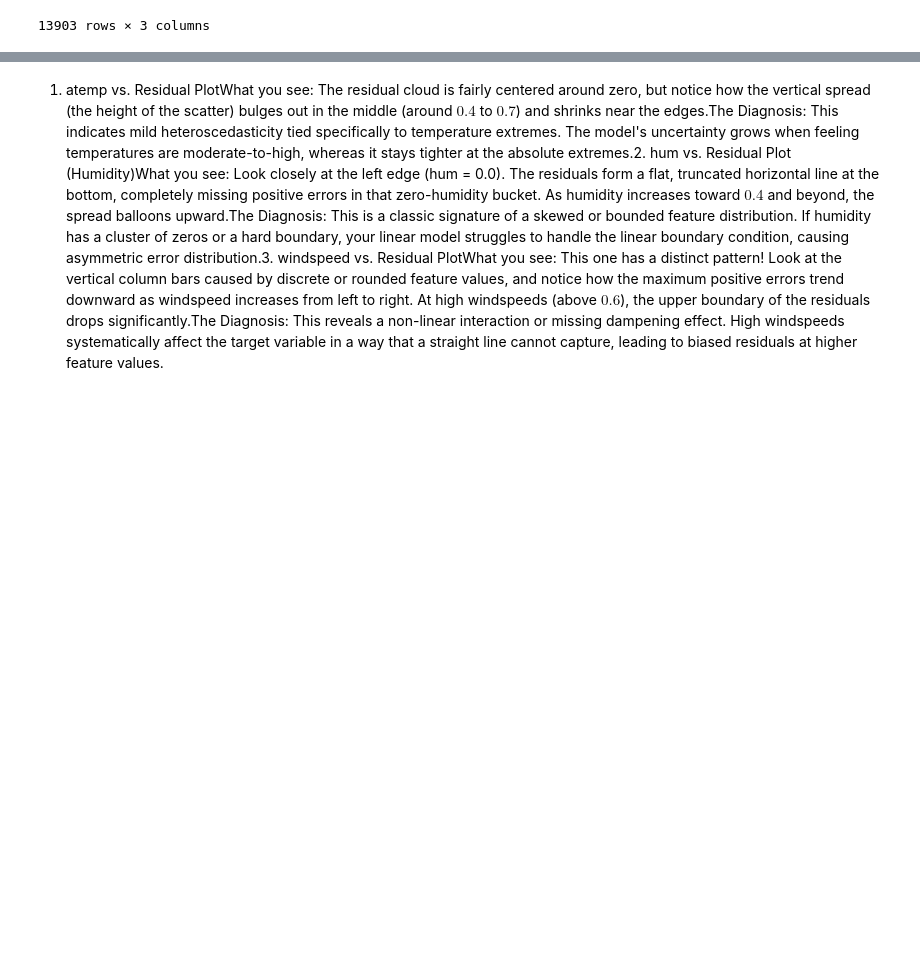
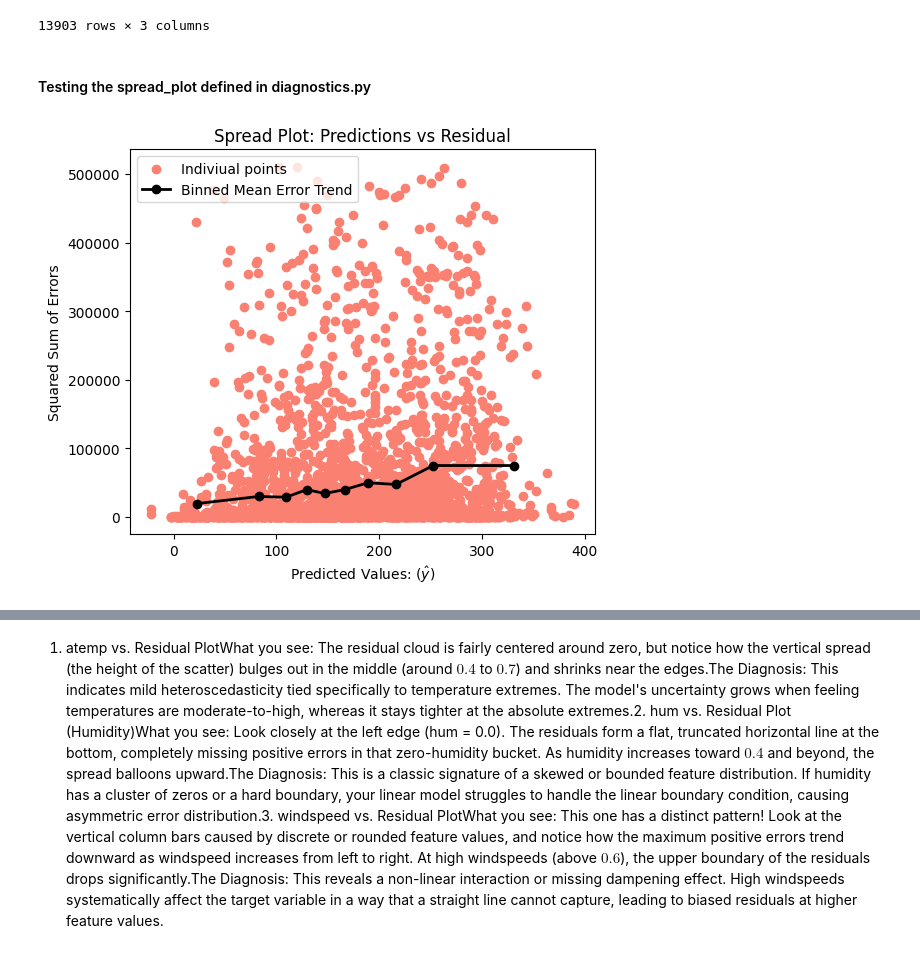
Before and after one commit to sxrthk17/ml-journey, a Jupyter notebook: linear-regression/notebooks/07_Residual_Analysis_Regression_Diagnostics.ipynb, the cells around one changed output, grey strips where cells are left out. Saved outputs shown, nothing was run; the diff lists cells and outputs as text; code cells hidden in the pictures; blank space fills up the shorter version.

```diff
--- a/linear-regression/notebooks/07_Residual_Analysis_Regression_Diagnostics.ipynb
+++ b/linear-regression/notebooks/07_Residual_Analysis_Regression_Diagnostics.ipynb
@@ -351,3 +351,5 @@ X_train
 | 13901 | 0.6970 | 0.70 | 0.1343 |
 | 13902 | 0.7273 | 0.66 | 0.0896 |
 13903 rows × 3 columns
+# %% [markdown]
+#### Testing the spread_plot defined in diagnostics.py
@@ -354 +358,12 @@ X_train
+# %%
+
+predictions = y_pred
+errors = (y_test - y_pred) ** 2
+
+spread_plot(predictions=predictions,
+            errors= errors,
+            title="Spread Plot: Predictions vs Residual",
+            ylabel="Squared Sum of Errors")
+# %% [output]
+[figure, added]
 # %%
```
Also changed, not shown: parts of 25 cells of this notebook.
